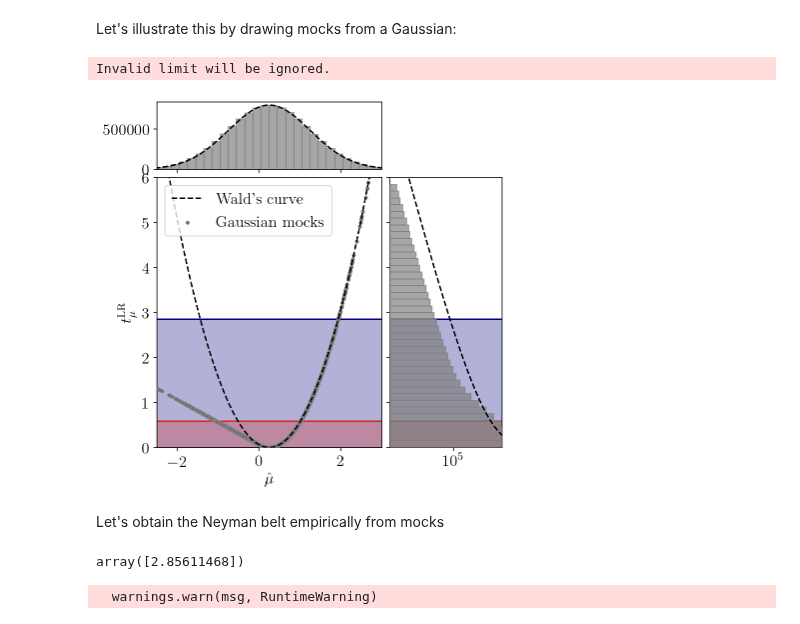
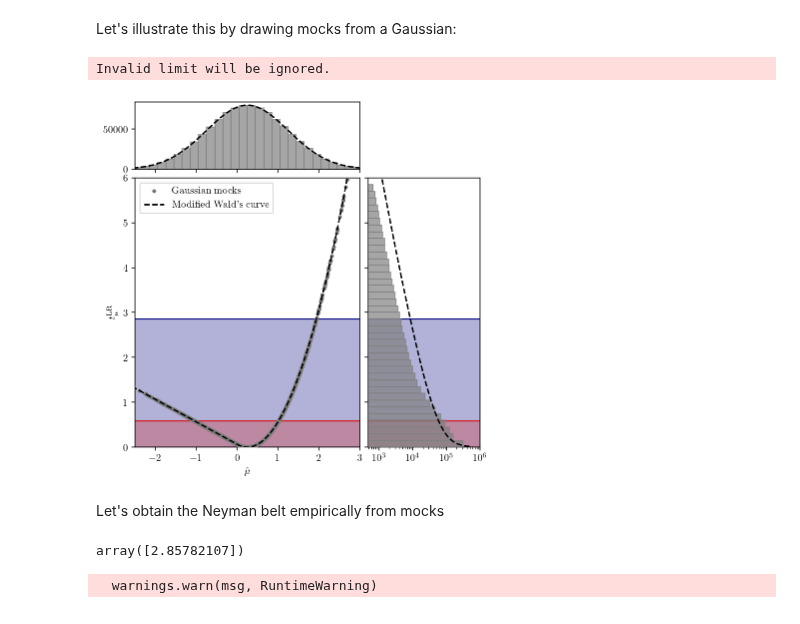
Before and after one commit to LauraHerold/pinc, a Jupyter notebook: asymptotic_checks/notebooks_Neyman_Gaussian/Neyman_construction.ipynb, the cells around one changed output. Cells and saved outputs as stored; diff of their text form; code cells hidden in the pictures.

```diff
--- a/asymptotic_checks/notebooks_Neyman_Gaussian/Neyman_construction.ipynb
+++ b/asymptotic_checks/notebooks_Neyman_Gaussian/Neyman_construction.ipynb
@@ -15,9 +15,9 @@ from scipy.stats import chi2
 boundary = True
 # %%
 # Set fonts
-plt.rc('font',**{'family':'Helvetica','size':16})
+plt.rc('font',**{'family':'Times New Roman','size':16})
 plt.rc('text', usetex=True)
-font = {'family':'Helvetica',
+font = {'family':'Times New Roman',
         'color' : 'black',
         'size'  :  16}
 # %% [markdown]
@@ -241,7 +241,7 @@ for n in np.arange(0, N_table):
 Let's illustrate this by drawing mocks from a Gaussian:
 # %%
 # Settings
-N_randoms = 10000000
+N_randoms = 1000000
 nbins = 24
 
 bin_width = 0.15
@@ -280,36 +280,37 @@ ax_histy.tick_params(axis="y", labelleft=False)
 ax.fill_between([-4, 5], [0,0], [t_95,t_95], color="navy", alpha=0.3)
 ax.fill_between([-4, 5], [0,0], [t_68,t_68], color="tab:red", alpha=0.3)
 ax.axhline(t_68, color="tab:red", zorder=2)
 ax.axhline(t_95, color="navy", zorder=2)
 ax.scatter(muhat_mocks[0:1500], tLR_mocks[0:1500], color="dimgrey", marker=".", label=r"Gaussian mocks", edgecolor="grey", zorder=3)
-ax.plot(x_range, (x_range-muob)**2/sigma**2, color='black', ls="--", lw=1.5, label="Wald's curve", zorder=4)
-
+if boundary: label = "Modified Wald's curve"
+else: label = "Wald's curve"
+ax.plot(x_range, t_LR(x_range, mu=muob, sigma=sigma), ls="--", lw=1.5, label=label, zorder=4, color='black')
 
 ax.set_ylim([0,6])
 ax.set_xlim([-2.5,3.])
 ax.set_xlabel(r"$\hat{\mu}$")
 ax.set_ylabel(r"$t_\mu^\mathrm{LR}$")
 ax.legend(loc="upper left")
 
 # Hist x
 ax_histx.plot(x_range, norm_x*norm.pdf(x_range, loc=muob, scale=sigma), color='black', ls="--", lw=1.5)
 ax_histx.hist(muhat_mocks, bins=x_bins, color="grey", alpha=0.7, edgecolor="grey")
 
 # Hist y
 ax_histy.axhline(t_68, color="tab:red")
 ax_histy.axhline(t_95, color="navy")
 ax_histy.plot(norm_LR*chi2.pdf(bins_fine, df=1), bins_fine, color='black', ls="--", lw=1.5, zorder=4)
 ax_histy.fill_between([0, 1e6], [0,0], [t_95, t_95], color="navy", alpha=0.3)
 ax_histy.fill_between([0, 1e6], [0,0], [t_68, t_68], color="tab:red", alpha=0.3)
 ax_histy.hist(tLR_mocks, bins=bins, orientation='horizontal', color="grey", alpha=0.7, edgecolor="grey", zorder=3)
 ax_histy.set_xscale("log")
 ax_histy.set_xlim(0,1e6)
 
 plt.savefig("LR_hist_Gaussian_boundary.pdf", format="PDF", bbox_inches='tight')
 plt.show()
 # %% [output]
 Invalid limit will be ignored.
-[figure, old version]
+[figure, new version]
 # %% [markdown]
 Let's obtain the Neyman belt empirically from mocks
 # %%
@@ -319,7 +320,7 @@ def fraction_mocks_below_95(LR_cutoff):
     return np.count_nonzero(tLR_mocks<LR_cutoff)/N_randoms-0.9545
 fsolve(fraction_mocks_below_95, 3)
 # %% [output]
-array([2.85611468])
+array([2.85782107])
 # %%
 tLR_68 = np.ones(N_table)
 tLR_95 = 4*np.ones(N_table)
```
Also changed, not shown: parts of 4 cells of this notebook.
